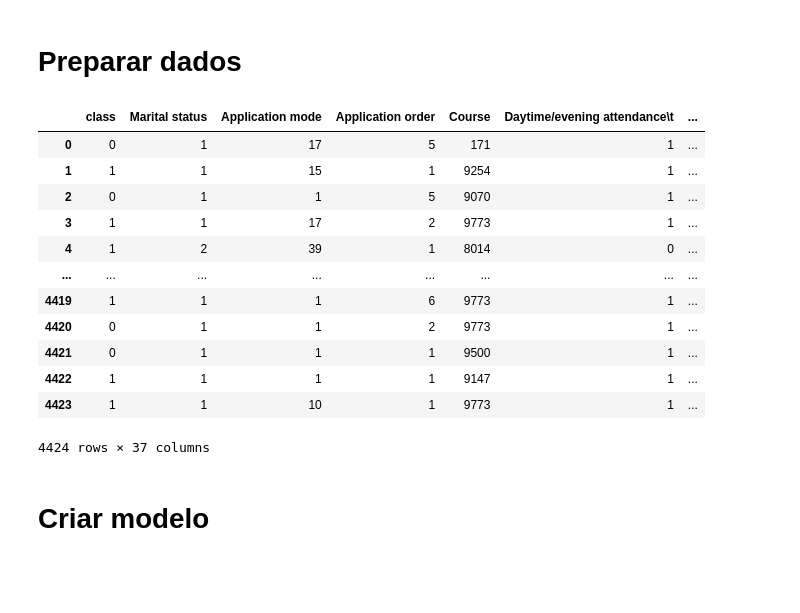
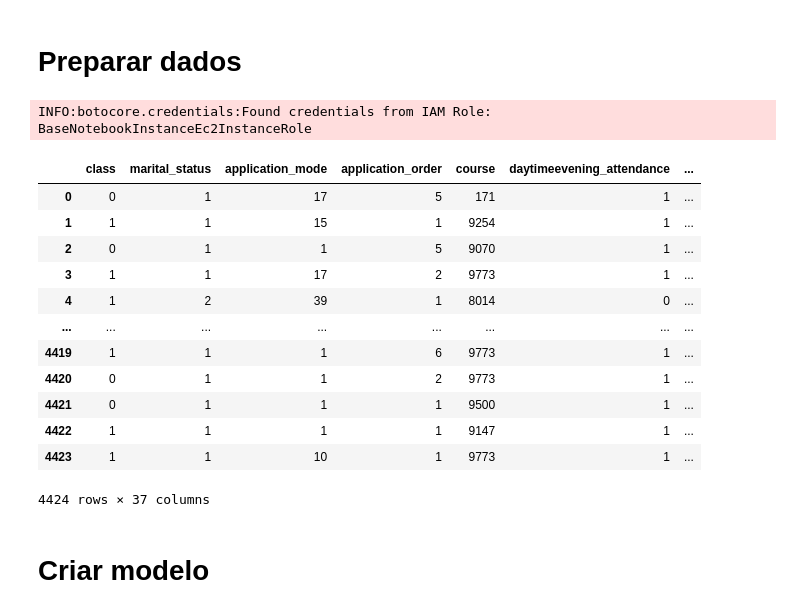
Before and after one commit to valuedriven/educationai, a Jupyter notebook: education_prediction_deploy_sagemaker.ipynb, the cells around one changed output. Cells and saved outputs as stored; diff of their text form; code cells hidden in the pictures; blank space fills up the shorter version.

```diff
--- a/education_prediction_deploy_sagemaker.ipynb
+++ b/education_prediction_deploy_sagemaker.ipynb
@@ -13,4 +13,6 @@ dataset_file = 'data.csv'
 filename = requests.get(url).content
 zip_file = ZipFile( BytesIO(filename), 'r' )
 df = pd.read_csv(zip_file.open(dataset_file),sep=';')
+df.columns = df.columns.str.lower().str.replace(' ', '_')
+df.columns = df.columns.str.replace('[#,@,&,(,),\', ,/,\t]','')
 df
@@ -41,36 +29,37 @@ from sagemaker import get_execution_role
 
 bucket='educationai'
 
 class_mapper = {'Dropout':0,'Graduate':1,'Enrolled':2}
-df['class']=df['Target'].replace(class_mapper)
-df.drop('Target', axis='columns', inplace=True)
+df['class']=df['target'].replace(class_mapper)
+df.drop('target', axis='columns', inplace=True)
 
 
 cols = df.columns.tolist()
 cols = cols[-1:] + cols[:-1]
 df = df[cols]
 
 train, test_and_validate = train_test_split(df, test_size=0.2, random_state=42, stratify=df['class'])
 test, validate = train_test_split(test_and_validate, test_size=0.5, random_state=42, stratify=test_and_validate['class'])
 
 prefix='students_prediction'
 
 train_file='students_train.csv'
 test_file='students_test.csv'
 validate_file='students_validate.csv'
 
 s3_resource = boto3.Session().resource('s3')
 def upload_s3_csv(filename, folder, dataframe):
     csv_buffer = io.StringIO()
     dataframe.to_csv(csv_buffer, header=False, index=False )
     s3_resource.Bucket(bucket).Object(os.path.join(prefix, folder, filename)).put(Body=csv_buffer.getvalue())
 
 upload_s3_csv(train_file, 'train', train)
 upload_s3_csv(test_file, 'test', test)
 upload_s3_csv(validate_file, 'validate', validate)
 df
 # %% [output]
+INFO:botocore.credentials:Found credentials from IAM Role: BaseNotebookInstanceEc2InstanceRole
-|  | class | Marital status | Application mode | Application order | Course | Daytime/evening attendance\t | ... |
+|  | class | marital_status | application_mode | application_order | course | daytimeevening_attendance | ... |
 | 0 | 0 | 1 | 17 | 5 | 171 | 1 | ... |
 | 1 | 1 | 1 | 15 | 1 | 9254 | 1 | ... |
 | 2 | 0 | 1 | 1 | 5 | 9070 | 1 | ... |
@@ -82,7 +71,7 @@ df
 | 4421 | 0 | 1 | 1 | 1 | 9500 | 1 | ... |
 | 4422 | 1 | 1 | 1 | 1 | 9147 | 1 | ... |
 | 4423 | 1 | 1 | 10 | 1 | 9773 | 1 | ... |
-4424 rows × 37 columns
+4424 rows × 37 columns
 # %% [markdown]
 # Criar modelo
 # %%
```
Also changed, not shown: parts of 6 cells of this notebook, 1 other file.
